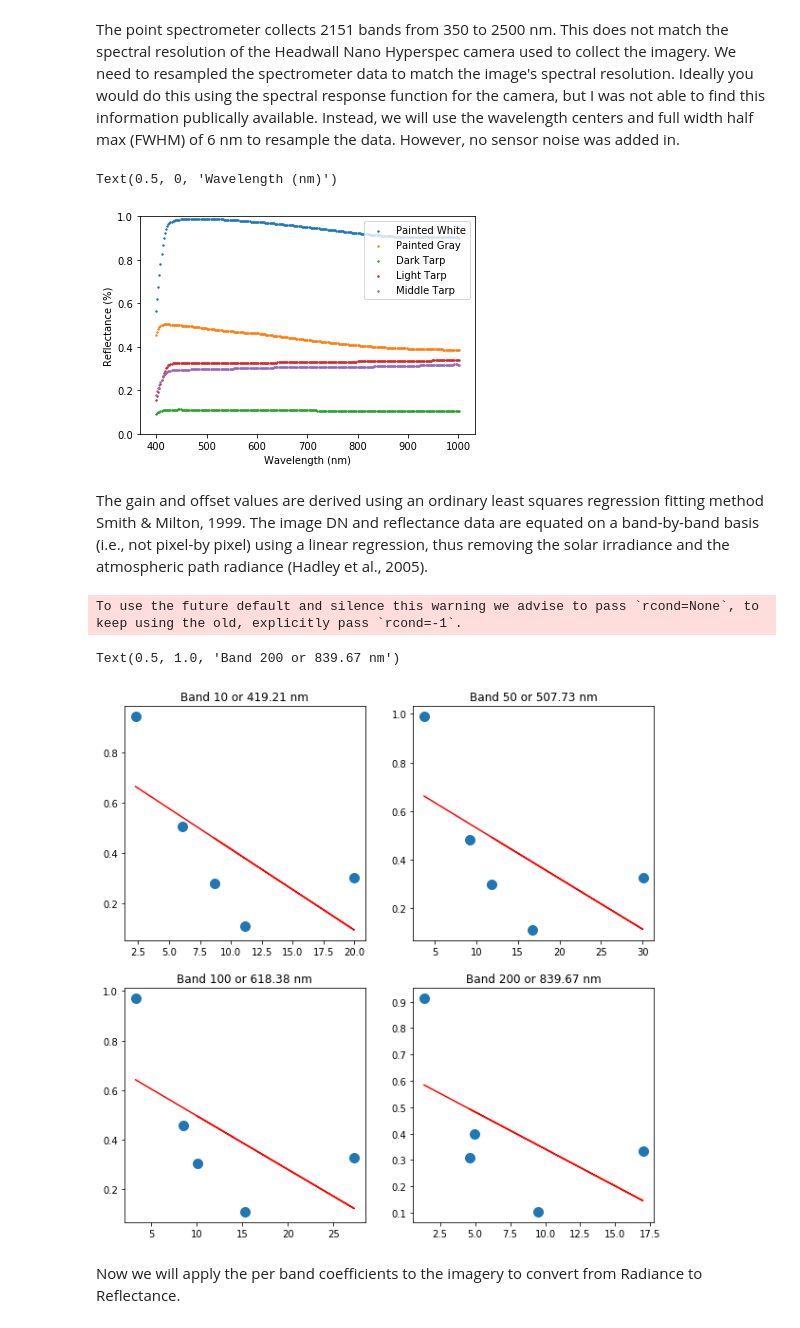
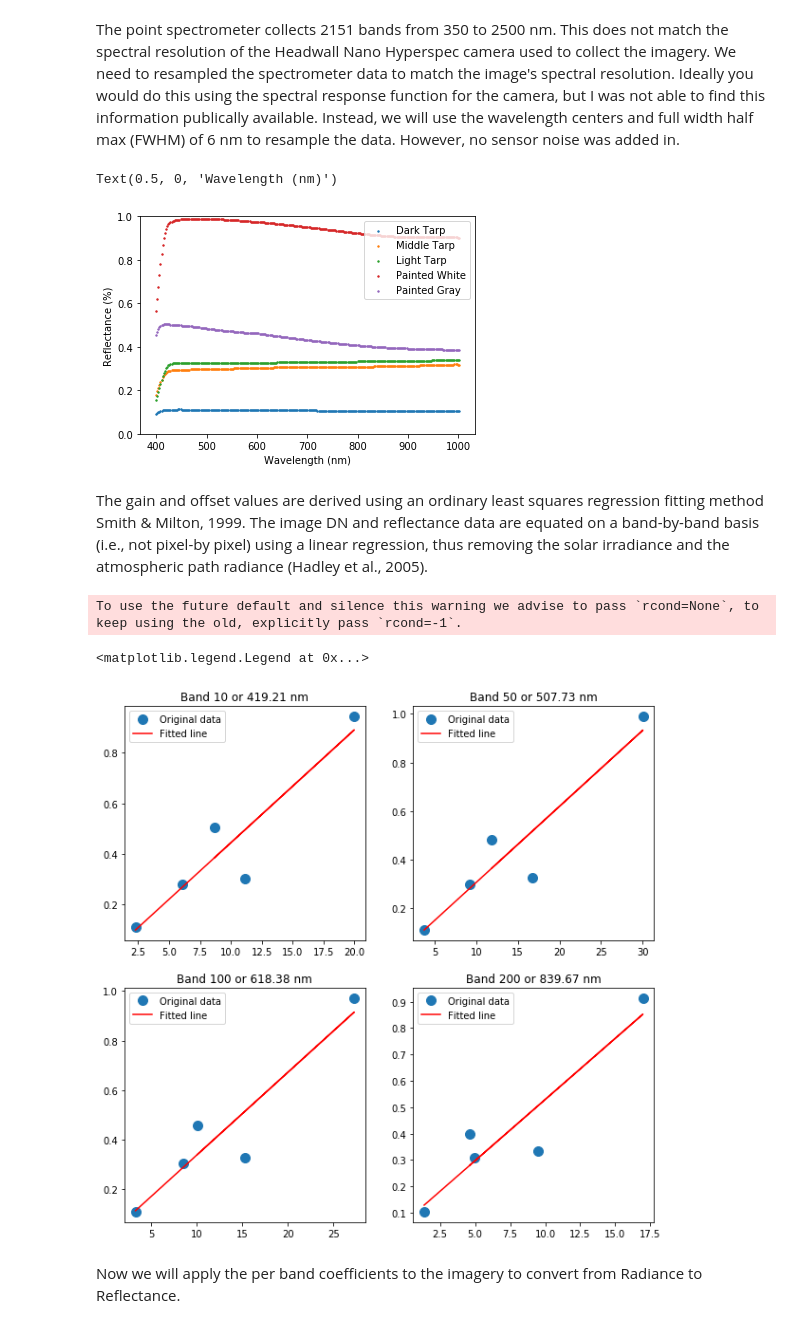
Before and after one commit to GatorSense/AtmosphericCorrectionIntroduction, a Jupyter notebook: 2. Empirical Line Correction.ipynb, the cells around one changed output. Drawn from its saved outputs; the diff is of its cells as text; code cells hidden in the pictures.

```diff
--- a/2. Empirical Line Correction.ipynb
+++ b/2. Empirical Line Correction.ipynb
@@ -91,11 +91,11 @@ Now that we have determine which pixels contain calibration target, we will extr
 # %%
 # Extracting pixels from scene for the 5 calibration targets
 # We are going to extract the pixels for each target and calculate the min/mean/max
-insceneTargets = np.zeros((3,5,len(wave)))
+insceneTargets = np.zeros((3,5,numBands))
 for i in range(0,len(left)): #
     window = ((bottom[i], bottom[i] + height[i]),(left[i], left[i] + width[i]))
     data = imgFile.read(window=window)  # Extract spectra from image
-    dataFlat = np.reshape(data,(len(wave),-1))
+    dataFlat = np.reshape(data,(numBands,-1))
     insceneTargets[0,i,:] = np.amin(dataFlat,1)
     insceneTargets[1,i,:] = np.mean(dataFlat,1)
     insceneTargets[2,i,:] = np.amax(dataFlat,1)
@@ -128,6 +128,10 @@ indoorTargets2151 = indoorTargetsOriginal[1:indoorTargetsOriginal.shape[0],1:ind
 
 # Grab targets names
 indoorTargetsName = indoorTargetsOriginal[1:indoorTargetsOriginal.shape[0],0]
+
+# Reorganizing to match image target order
+indoorTargets2151 = indoorTargets2151[[2,4,3,0,1],:]
+indoorTargetsName = indoorTargetsName[[2,4,3,0,1]]
 
 print('This dataset has ' + str(indoorTargets2151.shape[0]) + ' with ' + str(indoorTargets2151.shape[1]) + ' bands.')
 print(indoorTargetsName)
@@ -167,7 +171,7 @@ plt.ylabel('Reflectance (%)')
 plt.xlabel('Wavelength (nm)')
 # %% [output]
 Text(0.5, 0, 'Wavelength (nm)')
-[figure, old version]
+[figure, new version]
 # %% [markdown]
 The gain and offset values are derived using an ordinary least squares regression fitting method Smith & Milton, 1999. The image DN and reflectance data are equated on a band-by-band basis (i.e., not pixel-by pixel) using a linear regression, thus removing the solar irradiance and the atmospheric path radiance (Hadley et al., 2005).
 # %%
@@ -175,41 +179,44 @@ The gain and offset values are derived using an ordinary least squares regressio
 m = np.zeros((numBands)) # Slope
 c = np.zeros((numBands)) # intercept
 for i in range(0, numBands):
-#     A = np.transpose(np.vstack([indoorTargets[:,i], np.ones(indoorTargets.shape[0])]))
-#     mymodel = np.linalg.lstsq(A, insceneTargets[1,:,i])
     A = np.transpose(np.vstack([insceneTargets[1,:,i], np.ones(insceneTargets.shape[1])]))
     mymodel = np.linalg.lstsq(A, indoorTargets[:,i])
     m[i] = mymodel[0][0]
     c[i] = mymodel[0][1]
 
 # Plot a few of the regressions
 plt.figure(figsize=(10,10))
 plt.subplot(2,2,1)
 b = 9 # Band 10
-# plt.plot(indoorTargets[:,b], insceneTargets[1,:,b],'o', label='Original data', markersize=10)
-# plt.plot(indoorTargets[:,b], m[b]*indoorTargets[:,b] + c[b], 'r', label='Fitted line')
 plt.plot(insceneTargets[1,:,b], indoorTargets[:,b], 'o', label='Original data', markersize=10)
 plt.plot(insceneTargets[1,:,b], m[b]*insceneTargets[1,:,b] + c[b], 'r', label='Fitted line')
 plt.title('Band ' + str(b+1) + ' or ' + str(round(wave[b],2)) + ' nm')
+plt.legend()
+
 plt.subplot(2,2,2)
 b = 49 # Band 50
 plt.plot(insceneTargets[1,:,b], indoorTargets[:,b], 'o', label='Original data', markersize=10)
 plt.plot(insceneTargets[1,:,b], m[b]*insceneTargets[1,:,b] + c[b], 'r', label='Fitted line')
 plt.title('Band ' + str(b+1) + ' or ' + str(round(wave[b],2)) + ' nm')
+plt.legend()
+
 plt.subplot(2,2,3)
 b = 99 # Band 100
 plt.plot(insceneTargets[1,:,b], indoorTargets[:,b], 'o', label='Original data', markersize=10)
 plt.plot(insceneTargets[1,:,b], m[b]*insceneTargets[1,:,b] + c[b], 'r', label='Fitted line')
 plt.title('Band ' + str(b+1) + ' or ' + str(round(wave[b],2)) + ' nm')
+plt.legend()
+
 plt.subplot(2,2,4)
 b = 199 # Band 200
 plt.plot(insceneTargets[1,:,b], indoorTargets[:,b], 'o', label='Original data', markersize=10)
 plt.plot(insceneTargets[1,:,b], m[b]*insceneTargets[1,:,b] + c[b], 'r', label='Fitted line')
 plt.title('Band ' + str(b+1) + ' or ' + str(round(wave[b],2)) + ' nm')
+plt.legend()
 # %% [output]
 To use the future default and silence this warning we advise to pass `rcond=None`, to keep using the old, explicitly pass `rcond=-1`.
-Text(0.5, 1.0, 'Band 200 or 839.67 nm')
+<matplotlib.legend.Legend at 0x...>
-[figure, old version]
+[figure, new version]
 # %% [markdown]
 Now we will apply the per band coefficients to the imagery to convert from Radiance to Reflectance.
 # %%
```
Also changed, not shown: parts of 4 cells of this notebook.
